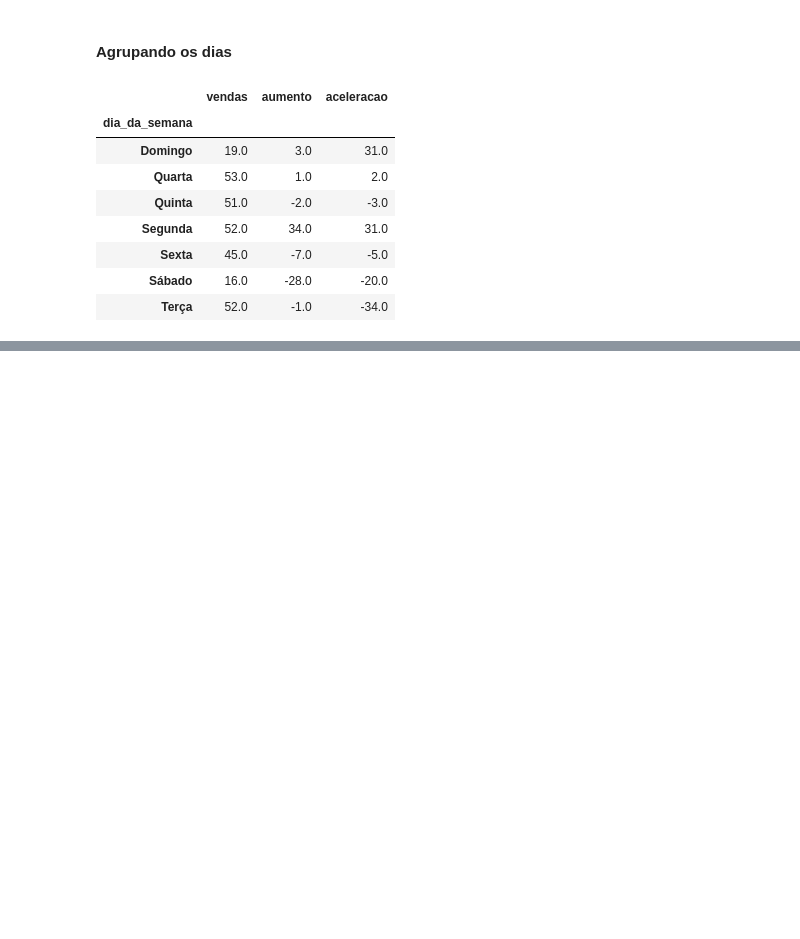
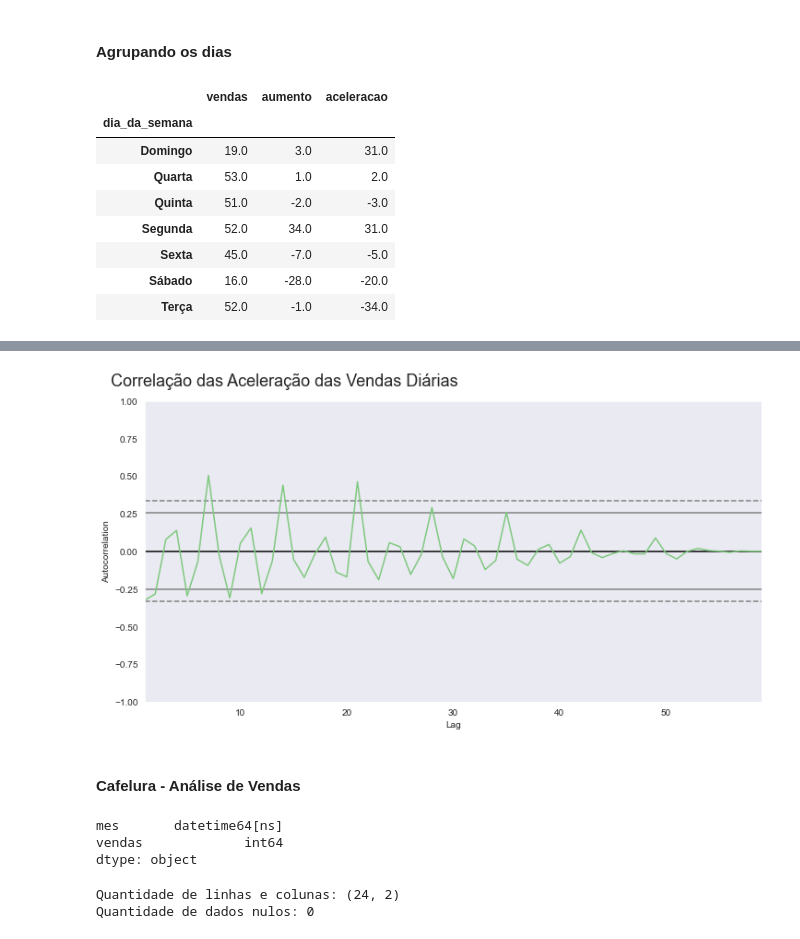
Before and after one commit to arturaraujo614/SeriesTemporais, a Jupyter notebook: SeriesTemporais.ipynb, the cells around one changed output, grey strips where cells are left out. Drawn from its saved outputs; the diff is of its cells as text; code cells hidden in the pictures; blank space fills up the shorter version.

```diff
--- a/SeriesTemporais.ipynb
+++ b/SeriesTemporais.ipynb
@@ -210,0 +289,9 @@ vendas_agrupadas
+# %%
+ax = plt.figure(figsize=(12,6))
+ax.suptitle('Correlação das Aceleração das Vendas Diárias',fontsize=18,x=0.3,y=0.95)
+autocorrelation_plot(vendas_por_dia['aceleracao'][2:])
+ax=ax
+# %% [output]
+[figure, added]
+# %% [markdown]
+#### Cafelura - Análise de Vendas
@@ -210,0 +300,13 @@ vendas_agrupadas
+# %%
+cafelura['mes'] = pd.to_datetime(cafelura['mes'])
+cafelura.dtypes
+# %% [output]
+mes       datetime64[ns]
+vendas             int64
+dtype: object
+# %%
+print('Quantidade de linhas e colunas:',cafelura.shape)
+print('Quantidade de dados nulos:',cafelura.isna().sum().sum())
+# %% [output]
+Quantidade de linhas e colunas: (24, 2)
+Quantidade de dados nulos: 0
```
Also changed, not shown: parts of 34 cells of this notebook.
